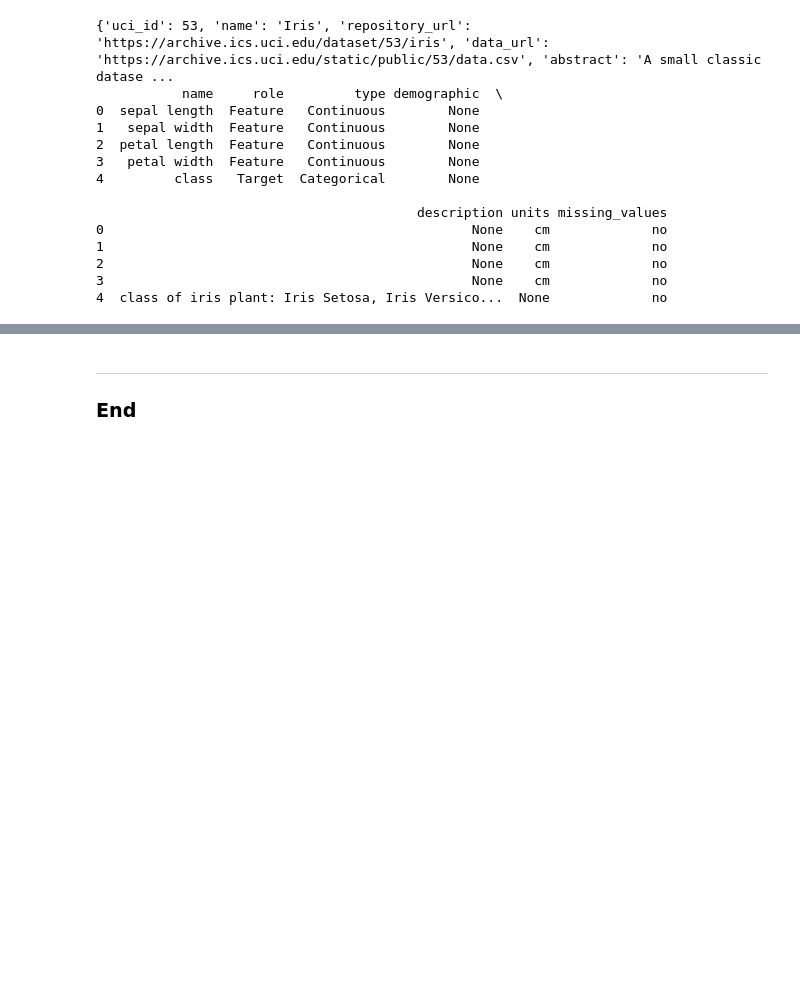
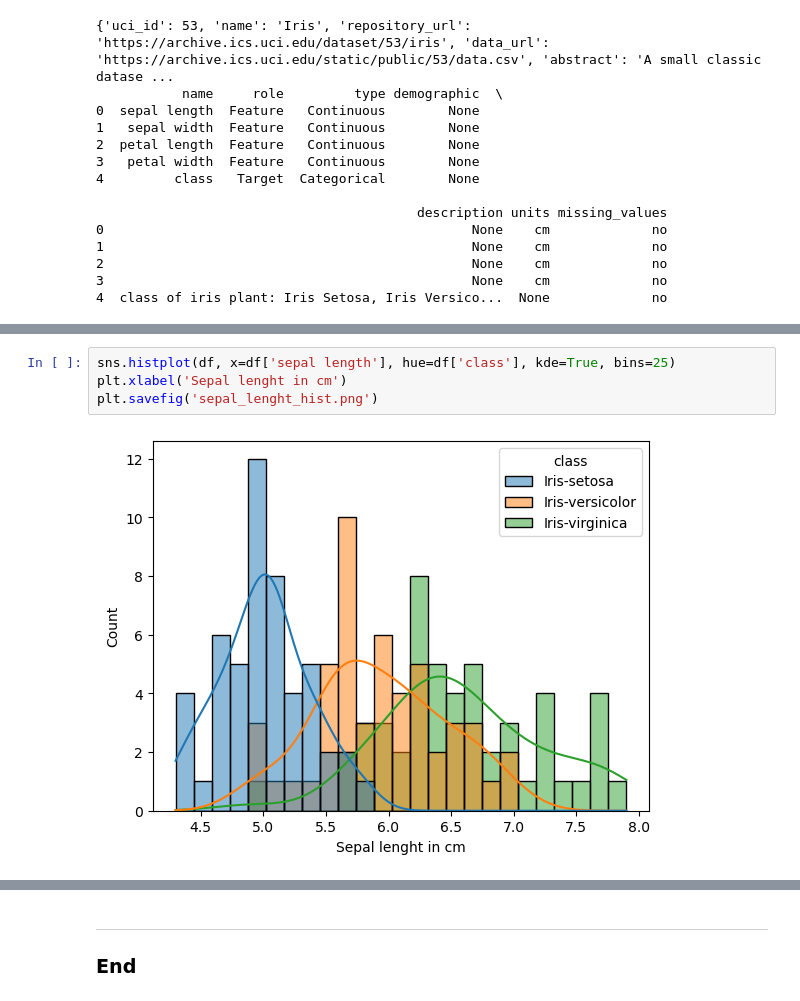
Before and after one commit to lmacakova/pands-project, a Jupyter notebook: iris.ipynb, the cells around one changed output, grey strips where cells are left out. Saved outputs shown, nothing was run; the diff lists cells and outputs as text; blank space fills up the shorter version.

```diff
--- a/iris.ipynb
+++ b/iris.ipynb
@@ -91,0 +126,6 @@ df.features.corr()
+# %%
+sns.histplot(df, x=df['sepal length'], hue=df['class'], kde=True, bins=25)
+plt.xlabel('Sepal lenght in cm')
+plt.savefig('sepal_lenght_hist.png')
+# %% [output]
+[figure, added]
```
Also changed, not shown: parts of 18 cells of this notebook, 8 other files.
